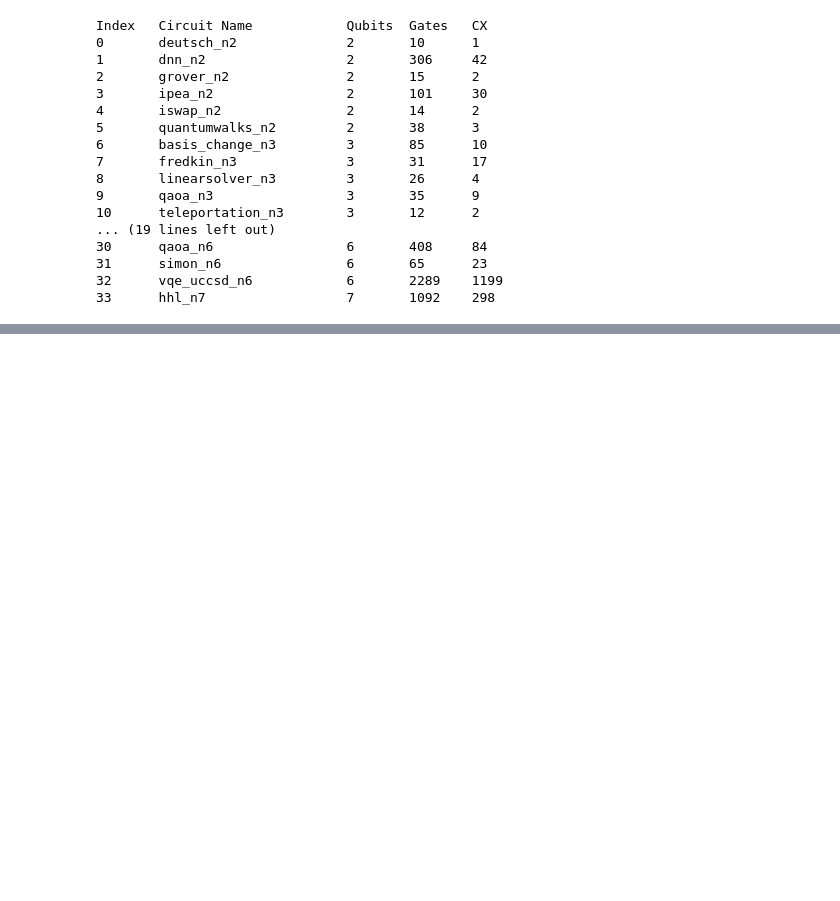
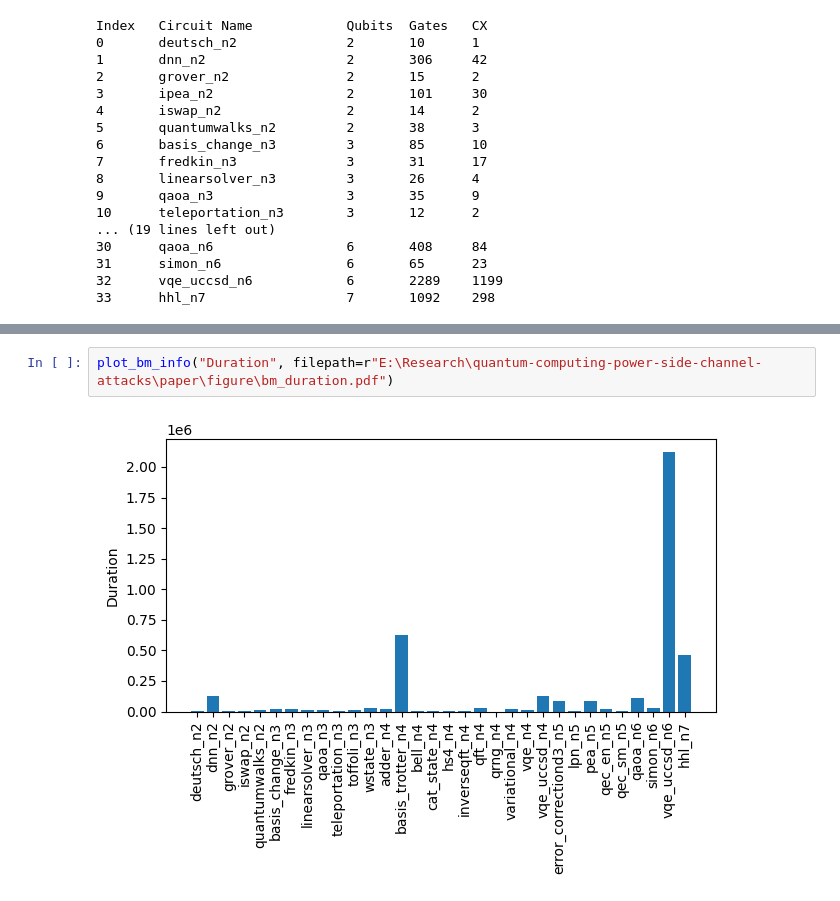
Before and after one commit to chuanqixu/quantum-computing-power-side-channel-attacks, a Jupyter notebook: experiments/benchmark/benchmark_info.ipynb, the cells around one changed output, grey strips where cells are left out. Cells and saved outputs as stored; diff of their text form; blank space fills up the shorter version.

```diff
--- a/experiments/benchmark/benchmark_info.ipynb
+++ b/experiments/benchmark/benchmark_info.ipynb
@@ -30,0 +70,4 @@ Index   Circuit Name            Qubits  Gates   CX
+# %%
+plot_bm_info("Duration", filepath=r"E:\Research\quantum-computing-power-side-channel-attacks\paper\figure\bm_duration.pdf")
+# %% [output]
+[figure, added]
```
Also changed, not shown: parts of 7 cells of this notebook.
